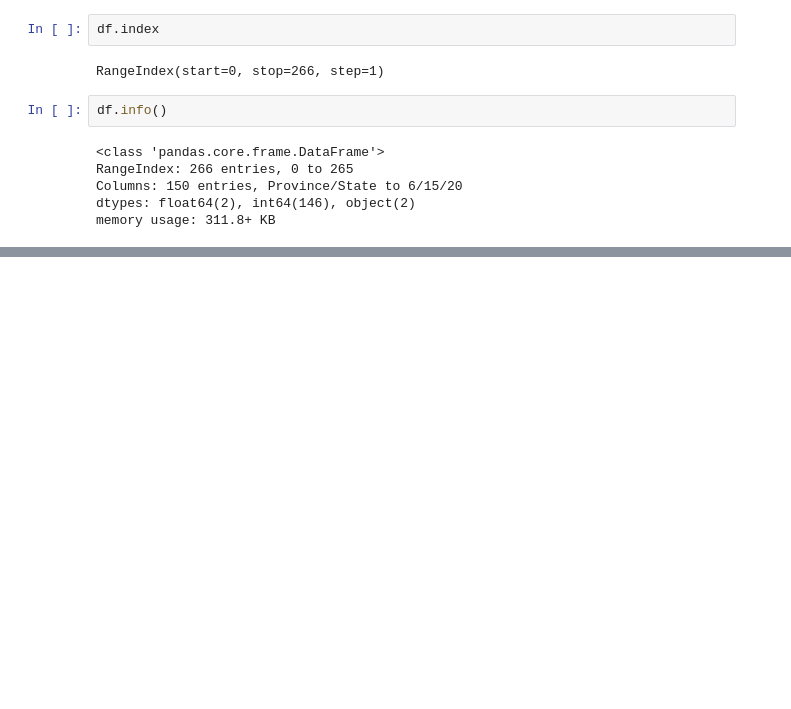
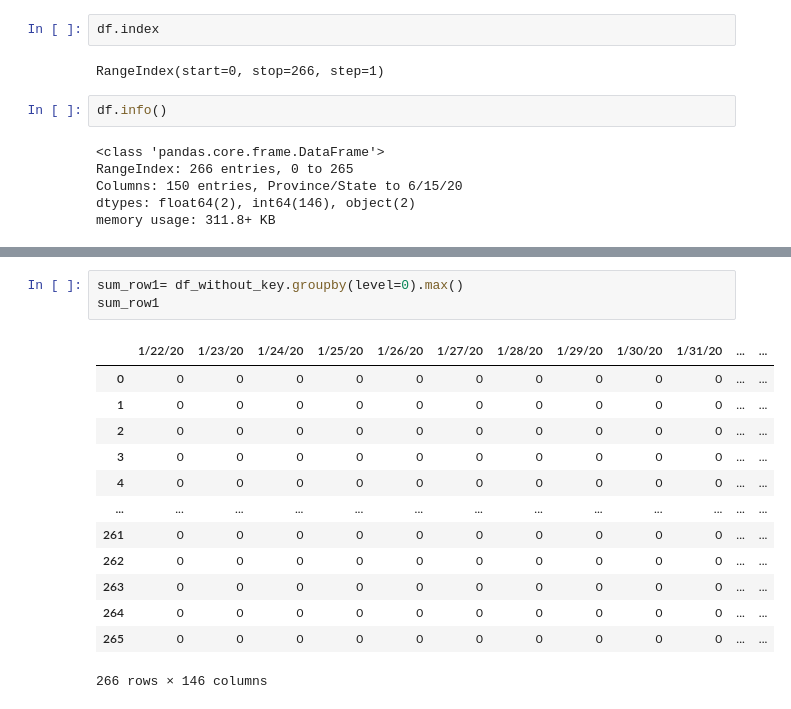
Before and after one commit to yldrmgaye/gayesu, a Jupyter notebook: week-2-exercise.ipynb, the cells around one changed output, grey strips where cells are left out. Saved outputs shown, nothing was run; the diff lists cells and outputs as text; blank space fills up the shorter version.

```diff
--- a/week-2-exercise.ipynb
+++ b/week-2-exercise.ipynb
@@ -78,0 +84,17 @@ df_with_key_back
+# %%
+sum_row1= df_without_key.groupby(level=0).max()
+sum_row1
+# %% [output]
+|  | 1/22/20 | 1/23/20 | 1/24/20 | 1/25/20 | 1/26/20 | 1/27/20 | 1/28/20 | 1/29/20 | 1/30/20 | 1/31/20 | ... | ... |
+| 0 | 0 | 0 | 0 | 0 | 0 | 0 | 0 | 0 | 0 | 0 | ... | ... |
+| 1 | 0 | 0 | 0 | 0 | 0 | 0 | 0 | 0 | 0 | 0 | ... | ... |
+| 2 | 0 | 0 | 0 | 0 | 0 | 0 | 0 | 0 | 0 | 0 | ... | ... |
+| 3 | 0 | 0 | 0 | 0 | 0 | 0 | 0 | 0 | 0 | 0 | ... | ... |
+| 4 | 0 | 0 | 0 | 0 | 0 | 0 | 0 | 0 | 0 | 0 | ... | ... |
+| ... | ... | ... | ... | ... | ... | ... | ... | ... | ... | ... | ... | ... |
+| 261 | 0 | 0 | 0 | 0 | 0 | 0 | 0 | 0 | 0 | 0 | ... | ... |
+| 262 | 0 | 0 | 0 | 0 | 0 | 0 | 0 | 0 | 0 | 0 | ... | ... |
+| 263 | 0 | 0 | 0 | 0 | 0 | 0 | 0 | 0 | 0 | 0 | ... | ... |
+| 264 | 0 | 0 | 0 | 0 | 0 | 0 | 0 | 0 | 0 | 0 | ... | ... |
+| 265 | 0 | 0 | 0 | 0 | 0 | 0 | 0 | 0 | 0 | 0 | ... | ... |
+266 rows × 146 columns
```
Also changed, not shown: parts of 3 cells of this notebook, 1 other file.
